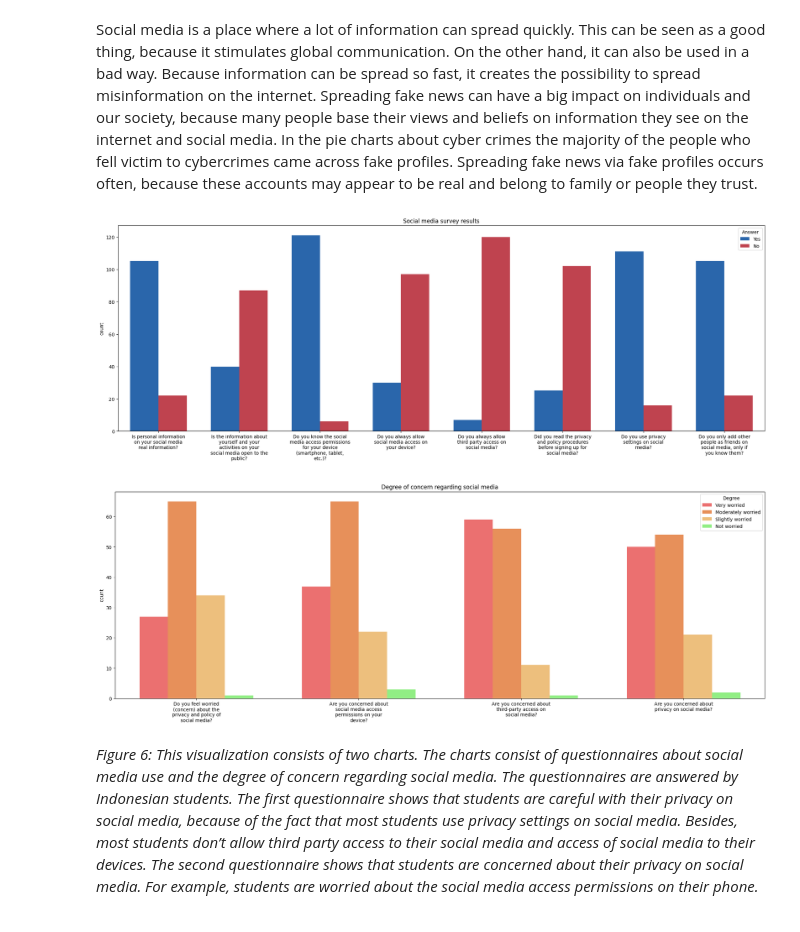
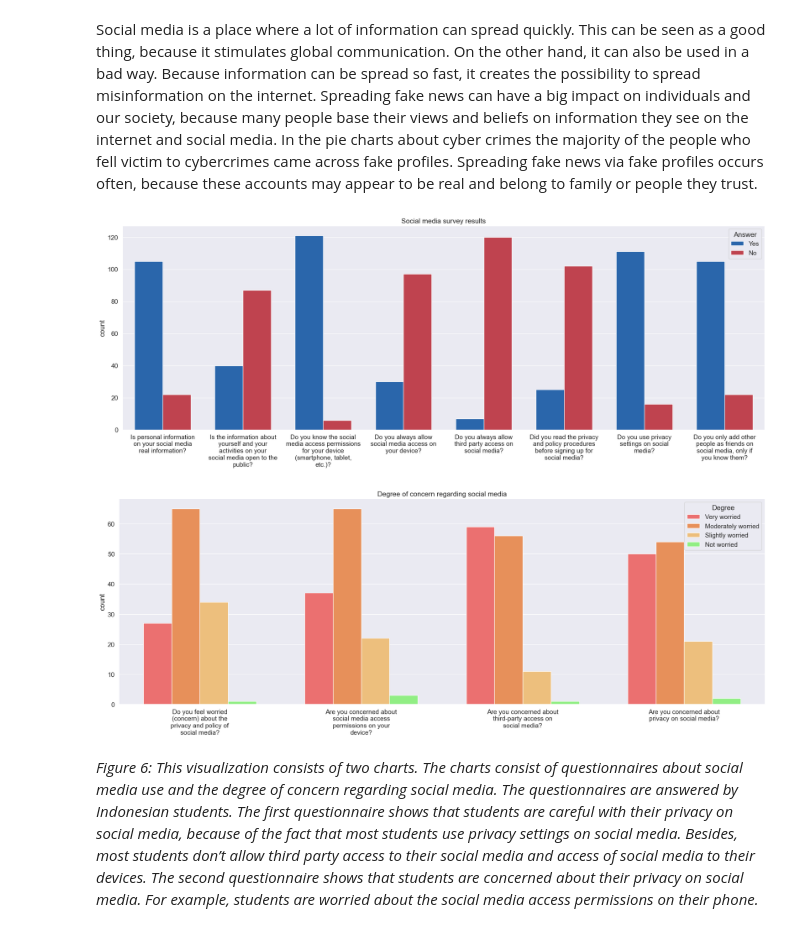
Before and after one commit to Lilmiel14/IV, a Jupyter notebook: docs/notebook.ipynb, the cells around one changed output. Cells and saved outputs as stored; diff of their text form; code cells hidden in the pictures.

```diff
--- a/docs/notebook.ipynb
+++ b/docs/notebook.ipynb
@@ -284,37 +291,46 @@ df3['Do you know the social media access permissions for your device (smartphone
 
 # Translate how worried people are
 value_mapping = {'Sangat khawatir': 'Very worried', 'Cukup khawatir': 'Moderately worried', 'Tidak terlalu khawatir': 'Slightly worried', 'Tidak khawatir sama sekali': 'Not worried'}
 df3['Do you feel worried (concern) about the privacy and policy of social media?'] = df3['Do you feel worried (concern) about the privacy and policy of social media?'].replace(value_mapping)
 df3['Are you concerned about social media access permissions on your device?'] = df3['Are you concerned about social media access permissions on your device?'].replace(value_mapping)
 df3['Are you concerned about third-party access on social media?'] = df3['Are you concerned about third-party access on social media?'].replace(value_mapping)
 df3['Are you concerned about privacy on social media?'] = df3['Are you concerned about privacy on social media?'].replace(value_mapping)
 
 # Translate Always and not always to Yes and No
 value_mapping2 = {'Tidak Selalu': 'No', 'Selalu': 'Yes'}
 df3['Do you always allow social media access on your device?'] = df3['Do you always allow social media access on your device?'].replace(value_mapping2)
 df3['Do you always allow third party access on social media?'] = df3['Do you always allow third party access on social media?'].replace(value_mapping2)
 
 # Make plots
 df4 = pd.melt(df3, value_vars=['Is personal information on your social media real information?', 'Is the information about yourself and your activities on your social media open to the public?',
                                'Do you know the social media access permissions for your device (smartphone, tablet, etc.)?', 'Do you always allow social media access on your device?',
                                'Do you always allow third party access on social media?', 'Did you read the privacy and policy procedures before signing up for social media?',
                                'Do you use privacy settings on social media?', 'Do you only add other people as friends on social media, only if you know them?'],
                                 var_name='Survey questions', value_name='Answer')
 wrapped_labels = [textwrap.fill(label, 24) for label in df4['Survey questions']]
 plt.figure(figsize=(25, 8))
+sns.set(font_scale=1.25)
 sns.countplot(x=wrapped_labels, hue='Answer', data=df4, width=0.7, palette = ['#1565C0', '#D32F3F']).set(title = 'Social media survey results')
 plt.show()
+# fig6 = px.histogram(df4, x='Survey questions', color='Answer', title='Social media survey results',
+#              color_discrete_sequence=['#1565C0', '#D32F3F'], barmode='group', height = 800, width = 1400)
+# fig6.show()
 
 df5 = pd.melt(df3, value_vars=['Do you feel worried (concern) about the privacy and policy of social media?', 'Are you concerned about social media access permissions on your device?',
                                'Are you concerned about third-party access on social media?', 'Are you concerned about privacy on social media?'],
                                 var_name='Survey questions', value_name='Degree')
-wrapped_labels = [textwrap.fill(label, 24) for label in df5['Survey questions']]
+wrapped_labels2 = [textwrap.fill(label, 24) for label in df5['Survey questions']]
 plt.figure(figsize=(25, 8))
-sns.countplot(x=wrapped_labels, hue='Degree', data=df5, width=0.7, palette = ["#FF5C5C", "#FF8A42", "#FFC26B", "#83FF73"]).set(title = 'Degree of concern regarding social media')
+sns.countplot(x=wrapped_labels2, hue='Degree', data=df5, width=0.7, palette = ["#FF5C5C", "#FF8A42", "#FFC26B", "#83FF73"]).set(title = 'Degree of concern regarding social media')
 plt.show()
+# fig7 = px.histogram(df5, x='Survey questions', color='Degree', title='Degree of concern regarding social media',
+#               color_discrete_sequence=["#FF5C5C", "#FF8A42", "#FFC26B", "#83FF73"], barmode='group', height = 800, width = 1400)
+
+# fig7.update_layout(font=dict(size=14))
+# fig7.show()
 # %% [output]
-[figure, old version]
+[figure, new version]
-[figure, old version]
+[figure, new version]
 # %% [markdown]
 *Figure 6: This visualization consists of two charts. The charts consist of questionnaires about social media use and the degree of concern regarding social media. The questionnaires are answered by Indonesian students. The first questionnaire shows that students are careful with their privacy on social media, because of the fact that most students use privacy settings on social media. Besides, most students don’t allow third party access to their social media and access of social media to their devices. The second questionnaire shows that students are concerned about their privacy on social media. For example, students are worried about the social media access permissions on their phone.*
 # %% [markdown]
```
Also changed, not shown: parts of 5 cells of this notebook, 8 other files.
